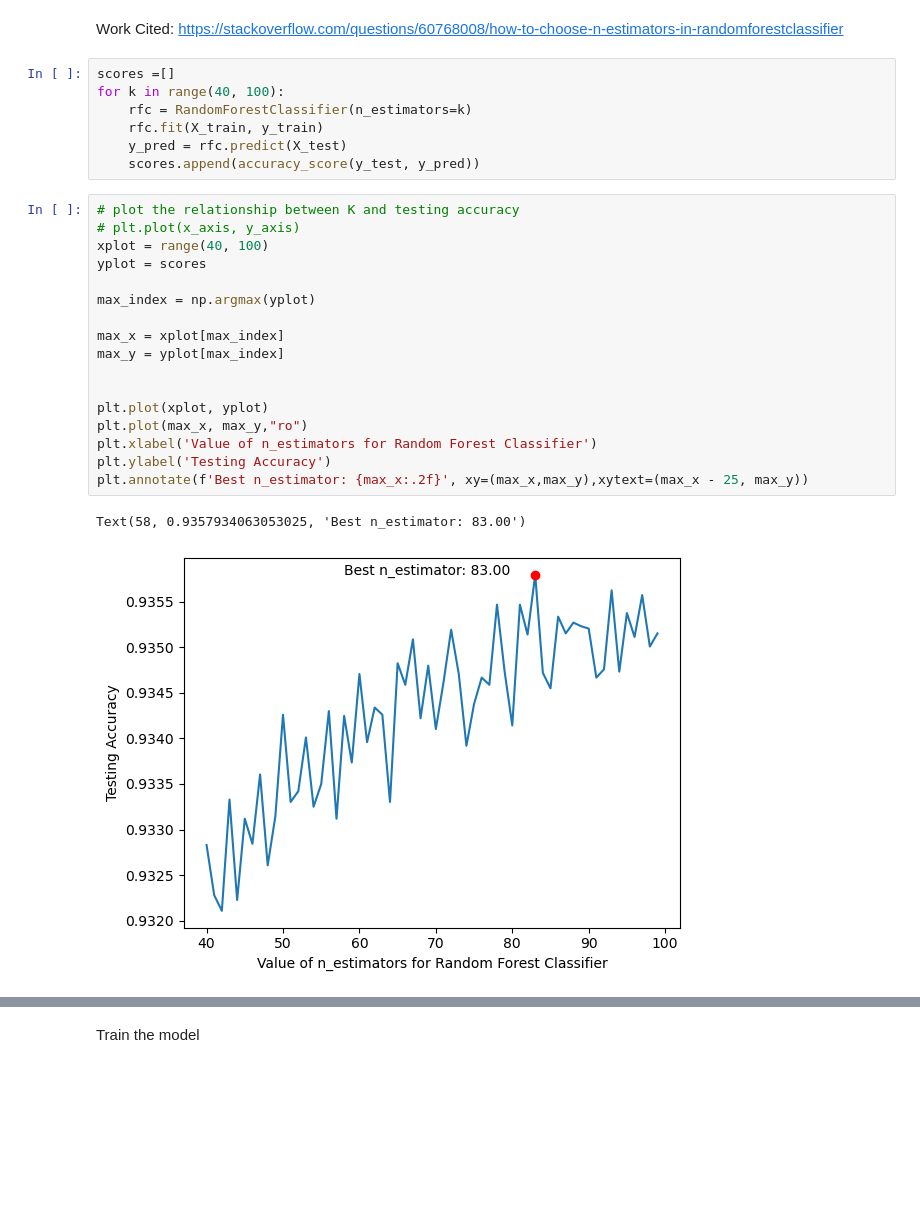
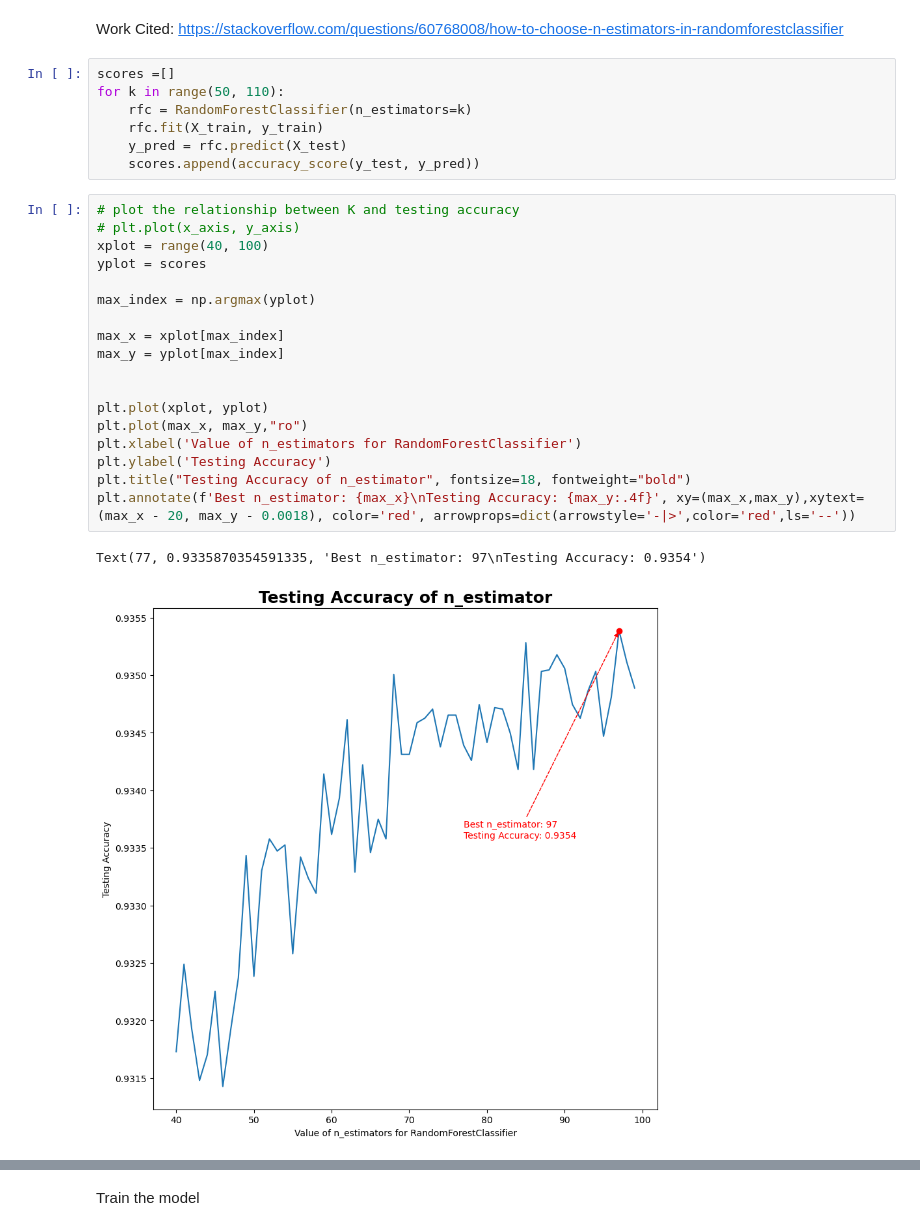
Before and after one commit to jplee2/project_4_group_14, a Jupyter notebook: Genie/olympic_prediction_group_14.ipynb, the cells around one changed output, grey strips where cells are left out. Drawn from its saved outputs; the diff is of its cells as text; blank space fills up the shorter version.

```diff
--- a/Genie/olympic_prediction_group_14.ipynb
+++ b/Genie/olympic_prediction_group_14.ipynb
@@ -313,7 +298,7 @@ Find best n_estimator for RandomForestClassifier
 Work Cited: https://stackoverflow.com/questions/60768008/how-to-choose-n-estimators-in-randomforestclassifier
 # %%
 scores =[]
-for k in range(40, 100):
+for k in range(50, 110):
     rfc = RandomForestClassifier(n_estimators=k)
     rfc.fit(X_train, y_train)
     y_pred = rfc.predict(X_test)
@@ -321,23 +306,24 @@ for k in range(40, 100):
 # %%
 # plot the relationship between K and testing accuracy
 # plt.plot(x_axis, y_axis)
 xplot = range(40, 100)
 yplot = scores
 
 max_index = np.argmax(yplot)
 
 max_x = xplot[max_index]
 max_y = yplot[max_index]
 
 
 plt.plot(xplot, yplot)
 plt.plot(max_x, max_y,"ro")
-plt.xlabel('Value of n_estimators for Random Forest Classifier')
+plt.xlabel('Value of n_estimators for RandomForestClassifier')
 plt.ylabel('Testing Accuracy')
-plt.annotate(f'Best n_estimator: {max_x:.2f}', xy=(max_x,max_y),xytext=(max_x - 25, max_y))
+plt.title("Testing Accuracy of n_estimator", fontsize=18, fontweight="bold")
+plt.annotate(f'Best n_estimator: {max_x}\nTesting Accuracy: {max_y:.4f}', xy=(max_x,max_y),xytext=(max_x - 20, max_y - 0.0018), color='red', arrowprops=dict(arrowstyle='-|>',color='red',ls='--'))
 # %% [output]
-Text(58, 0.9357934063053025, 'Best n_estimator: 83.00')
+Text(77, 0.9335870354591335, 'Best n_estimator: 97\nTesting Accuracy: 0.9354')
-[figure, old version]
+[figure, new version]
 # %%
 max_index = np.argmax(yplot)
 
```
Also changed, not shown: parts of 15 cells of this notebook, 1 other file.
